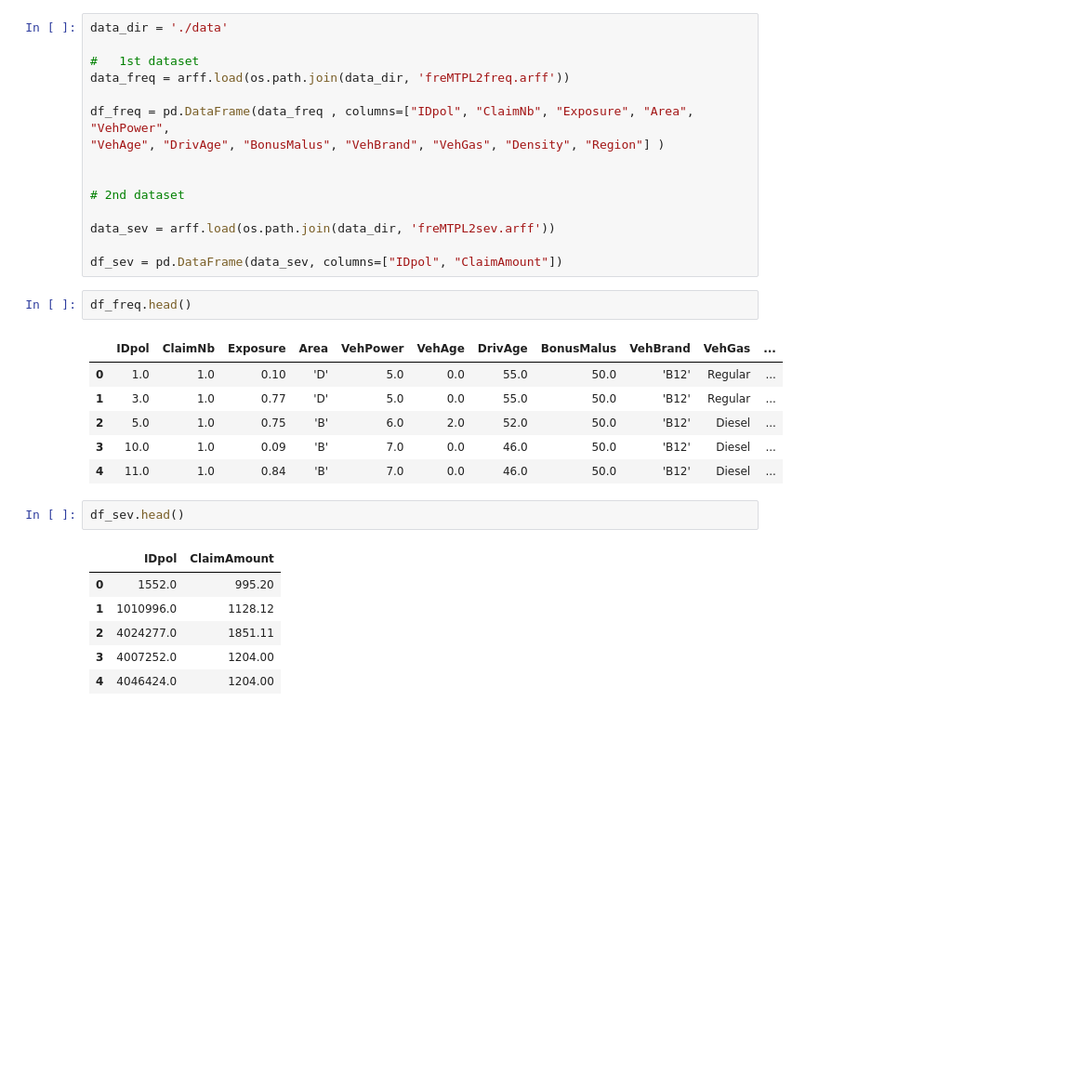
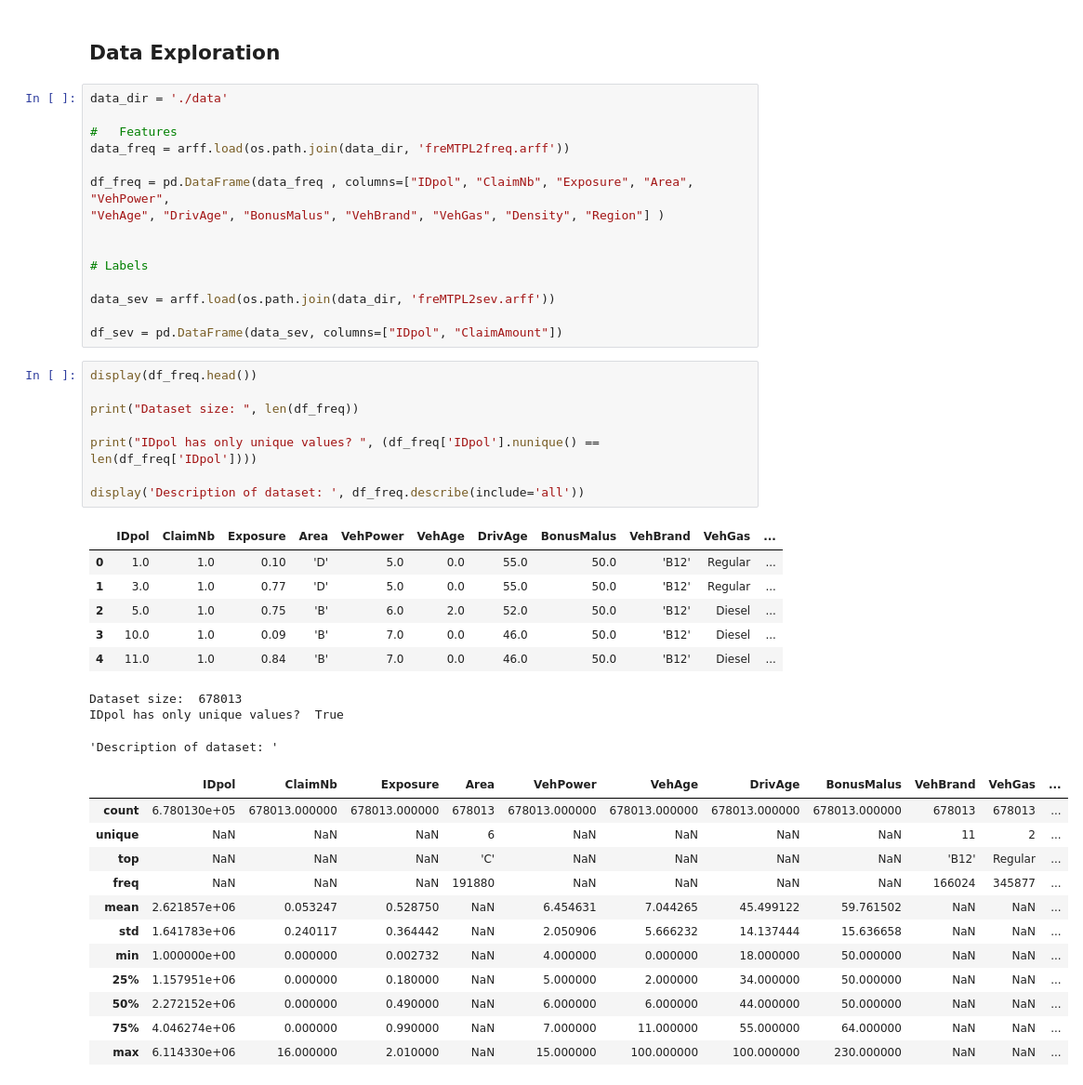
Before and after one commit to lexej/car-insurance, a Jupyter notebook: car-insurance.ipynb, the cells around one changed output. Shown at 93% size. Cells and saved outputs as stored; diff of their text form; blank space fills up the shorter version.

Commit message:
worked on data preprocessing

```diff
--- a/car-insurance.ipynb
+++ b/car-insurance.ipynb
@@ -6,33 +7,47 @@ import sklearn
+# %% [markdown]
+## Data Exploration
 # %%
 data_dir = './data'
 
-#   1st dataset
+#   Features
 data_freq = arff.load(os.path.join(data_dir, 'freMTPL2freq.arff'))
 
 df_freq = pd.DataFrame(data_freq , columns=["IDpol", "ClaimNb", "Exposure", "Area", "VehPower",
 "VehAge", "DrivAge", "BonusMalus", "VehBrand", "VehGas", "Density", "Region"] )
 
 
-# 2nd dataset
+# Labels
 
 data_sev = arff.load(os.path.join(data_dir, 'freMTPL2sev.arff'))
 
 df_sev = pd.DataFrame(data_sev, columns=["IDpol", "ClaimAmount"])
-# %%
-df_freq.head()
-# %% [output]
-|  | IDpol | ClaimNb | Exposure | Area | VehPower | VehAge | DrivAge | BonusMalus | VehBrand | VehGas | ... |
-| 0 | 1.0 | 1.0 | 0.10 | 'D' | 5.0 | 0.0 | 55.0 | 50.0 | 'B12' | Regular | ... |
-| 1 | 3.0 | 1.0 | 0.77 | 'D' | 5.0 | 0.0 | 55.0 | 50.0 | 'B12' | Regular | ... |
-| 2 | 5.0 | 1.0 | 0.75 | 'B' | 6.0 | 2.0 | 52.0 | 50.0 | 'B12' | Diesel | ... |
-| 3 | 10.0 | 1.0 | 0.09 | 'B' | 7.0 | 0.0 | 46.0 | 50.0 | 'B12' | Diesel | ... |
-| 4 | 11.0 | 1.0 | 0.84 | 'B' | 7.0 | 0.0 | 46.0 | 50.0 | 'B12' | Diesel | ... |
-# %%
-df_sev.head()
-# %% [output]
-|  | IDpol | ClaimAmount |
-| 0 | 1552.0 | 995.20 |
-| 1 | 1010996.0 | 1128.12 |
-| 2 | 4024277.0 | 1851.11 |
-| 3 | 4007252.0 | 1204.00 |
-| 4 | 4046424.0 | 1204.00 |
+# %%
+display(df_freq.head())
+
+print("Dataset size: ", len(df_freq))
+
+print("IDpol has only unique values? ", (df_freq['IDpol'].nunique() == len(df_freq['IDpol'])))
+
+display('Description of dataset: ', df_freq.describe(include='all'))
+# %% [output]
+|  | IDpol | ClaimNb | Exposure | Area | VehPower | VehAge | DrivAge | BonusMalus | VehBrand | VehGas | ... |
+| 0 | 1.0 | 1.0 | 0.10 | 'D' | 5.0 | 0.0 | 55.0 | 50.0 | 'B12' | Regular | ... |
+| 1 | 3.0 | 1.0 | 0.77 | 'D' | 5.0 | 0.0 | 55.0 | 50.0 | 'B12' | Regular | ... |
+| 2 | 5.0 | 1.0 | 0.75 | 'B' | 6.0 | 2.0 | 52.0 | 50.0 | 'B12' | Diesel | ... |
+| 3 | 10.0 | 1.0 | 0.09 | 'B' | 7.0 | 0.0 | 46.0 | 50.0 | 'B12' | Diesel | ... |
+| 4 | 11.0 | 1.0 | 0.84 | 'B' | 7.0 | 0.0 | 46.0 | 50.0 | 'B12' | Diesel | ... |
+Dataset size:  678013
+IDpol has only unique values?  True
+'Description of dataset: '
+|  | IDpol | ClaimNb | Exposure | Area | VehPower | VehAge | DrivAge | BonusMalus | VehBrand | VehGas | ... |
+| count | 6.780130e+05 | 678013.000000 | 678013.000000 | 678013 | 678013.000000 | 678013.000000 | 678013.000000 | 678013.000000 | 678013 | 678013 | ... |
+| unique | NaN | NaN | NaN | 6 | NaN | NaN | NaN | NaN | 11 | 2 | ... |
+| top | NaN | NaN | NaN | 'C' | NaN | NaN | NaN | NaN | 'B12' | Regular | ... |
+| freq | NaN | NaN | NaN | 191880 | NaN | NaN | NaN | NaN | 166024 | 345877 | ... |
+| mean | 2.621857e+06 | 0.053247 | 0.528750 | NaN | 6.454631 | 7.044265 | 45.499122 | 59.761502 | NaN | NaN | ... |
+| std | 1.641783e+06 | 0.240117 | 0.364442 | NaN | 2.050906 | 5.666232 | 14.137444 | 15.636658 | NaN | NaN | ... |
+| min | 1.000000e+00 | 0.000000 | 0.002732 | NaN | 4.000000 | 0.000000 | 18.000000 | 50.000000 | NaN | NaN | ... |
+| 25% | 1.157951e+06 | 0.000000 | 0.180000 | NaN | 5.000000 | 2.000000 | 34.000000 | 50.000000 | NaN | NaN | ... |
+| 50% | 2.272152e+06 | 0.000000 | 0.490000 | NaN | 6.000000 | 6.000000 | 44.000000 | 50.000000 | NaN | NaN | ... |
+| 75% | 4.046274e+06 | 0.000000 | 0.990000 | NaN | 7.000000 | 11.000000 | 55.000000 | 64.000000 | NaN | NaN | ... |
+| max | 6.114330e+06 | 16.000000 | 2.010000 | NaN | 15.000000 | 100.000000 | 100.000000 | 230.000000 | NaN | NaN | ... |
```
Also changed, not shown: parts of 12 cells of this notebook.
